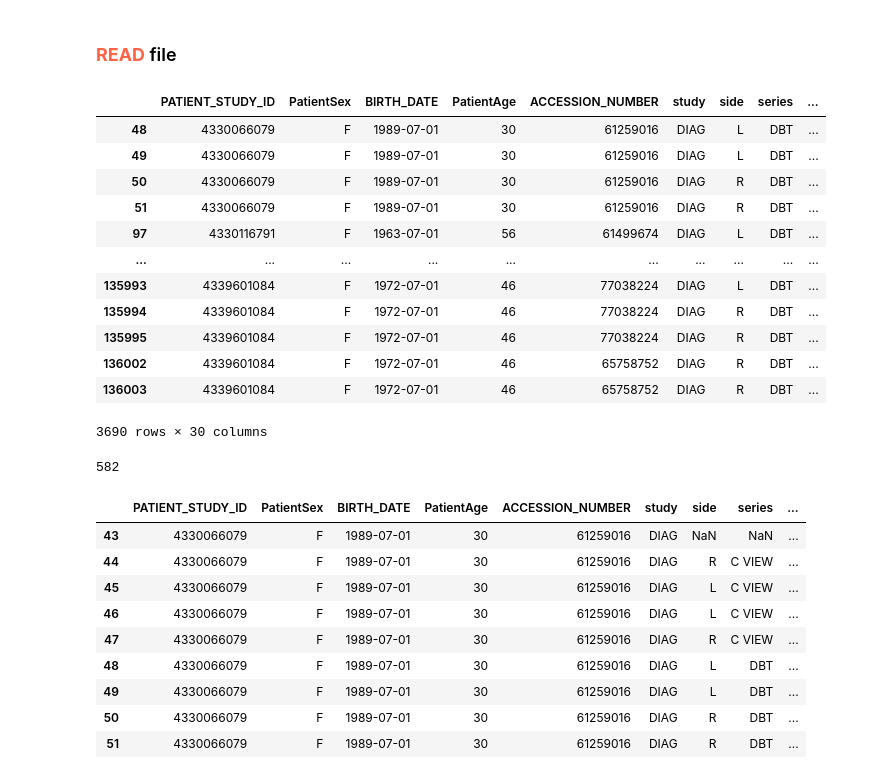
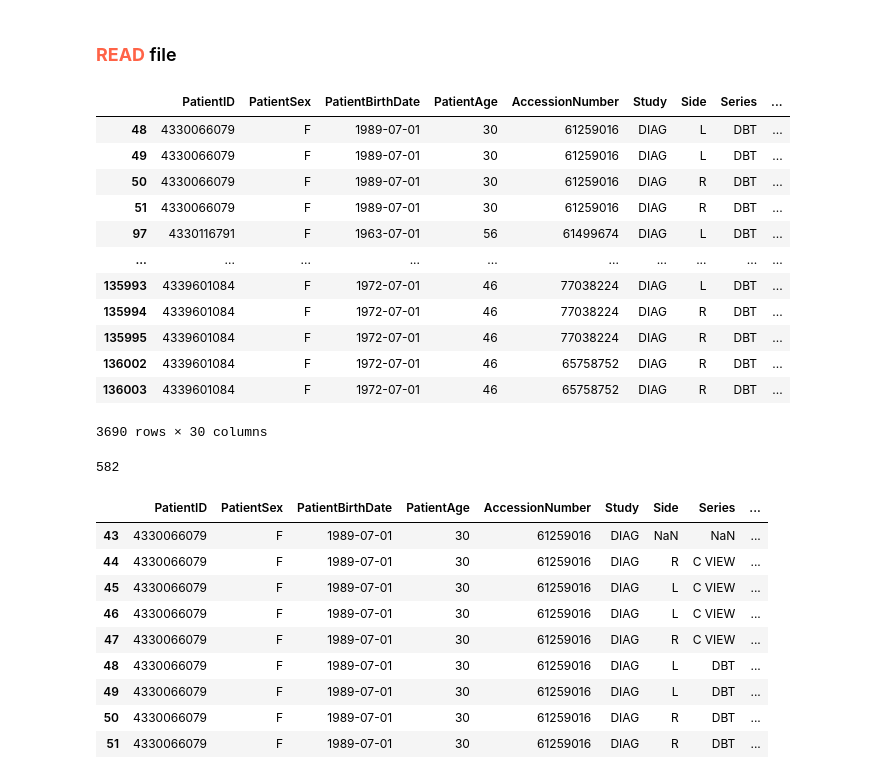
Before and after one commit to tracy01014/MO-DBT-data-curation, a Jupyter notebook: Code/dicom_tag.ipynb, the cells around one changed output. Saved outputs shown, nothing was run; the diff lists cells and outputs as text; code cells hidden in the pictures.

```diff
--- a/Code/dicom_tag.ipynb
+++ b/Code/dicom_tag.ipynb
@@ -275,9 +288,9 @@ dicom_copy.to_excel(output_file, index=False)
 file_path = os.path.join(path,'dicom_tag' + ".xlsx")
 dicom = pd.read_excel(file_path)
 # %%
-dicom[dicom["series"]=="DBT"]
+dicom[dicom["Series"]=="DBT"]
 # %% [output]
-|  | PATIENT_STUDY_ID | PatientSex | BIRTH_DATE | PatientAge | ACCESSION_NUMBER | study | side | series | ... |
+|  | PatientID | PatientSex | PatientBirthDate | PatientAge | AccessionNumber | Study | Side | Series | ... |
 | 48 | 4330066079 | F | 1989-07-01 | 30 | 61259016 | DIAG | L | DBT | ... |
 | 49 | 4330066079 | F | 1989-07-01 | 30 | 61259016 | DIAG | L | DBT | ... |
 | 50 | 4330066079 | F | 1989-07-01 | 30 | 61259016 | DIAG | R | DBT | ... |
@@ -295,9 +308,9 @@ dicom[dicom["series"]=="DBT"]["PATIENT_STUDY_ID"].unique().size
 # %% [output]
 582
 # %%
-dicom[dicom['PATIENT_STUDY_ID']==4330066079]
+dicom[dicom['PatientID']==4330066079]
 # %% [output]
-|  | PATIENT_STUDY_ID | PatientSex | BIRTH_DATE | PatientAge | ACCESSION_NUMBER | study | side | series | ... |
+|  | PatientID | PatientSex | PatientBirthDate | PatientAge | AccessionNumber | Study | Side | Series | ... |
 | 43 | 4330066079 | F | 1989-07-01 | 30 | 61259016 | DIAG | NaN | NaN | ... |
 | 44 | 4330066079 | F | 1989-07-01 | 30 | 61259016 | DIAG | R | C VIEW | ... |
 | 45 | 4330066079 | F | 1989-07-01 | 30 | 61259016 | DIAG | L | C VIEW | ... |
```
Also changed, not shown: parts of 17 cells of this notebook.
